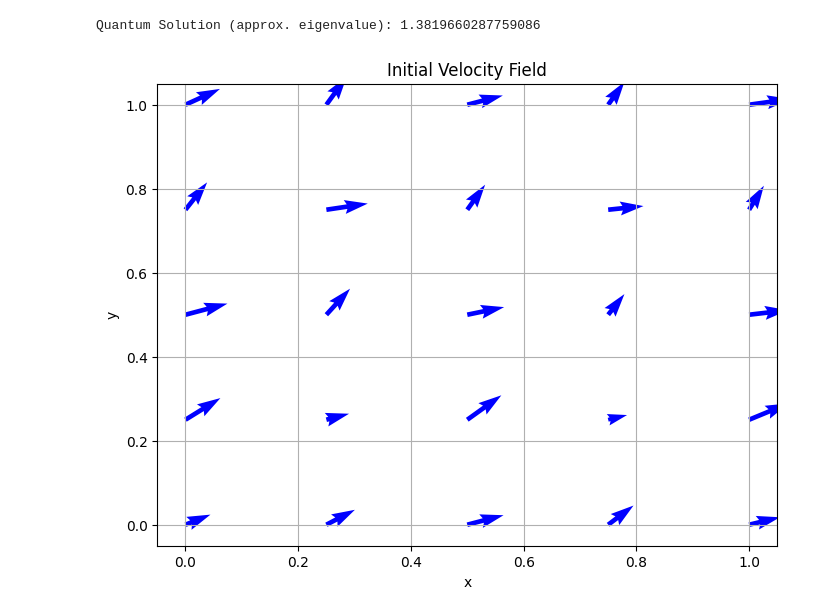
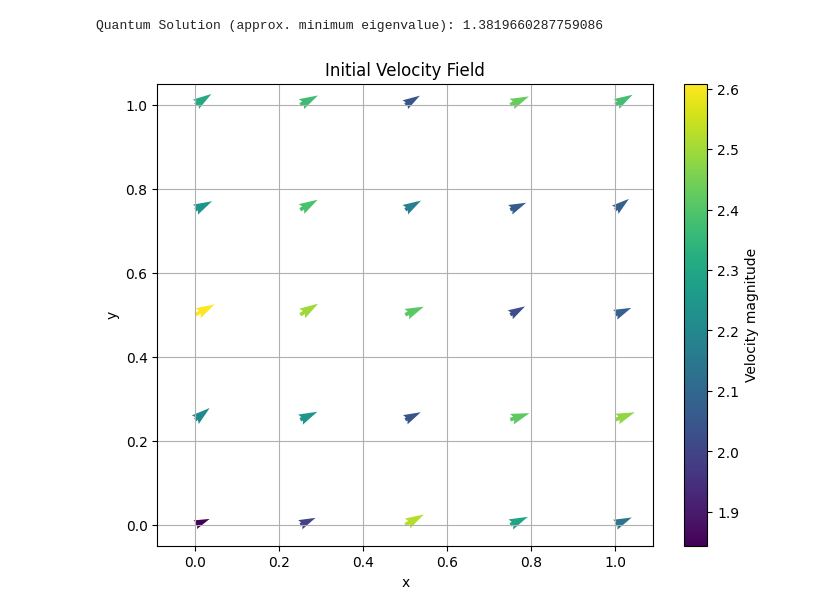
Before and after one commit to SamarChaubey/cwq, a Jupyter notebook: fluid.ipynb, the cells around one changed output. Cells and saved outputs as stored; diff of their text form; code cells hidden in the pictures.

```diff
--- a/fluid.ipynb
+++ b/fluid.ipynb
@@ -45,28 +57,46 @@ epsilon_field = np.ones((Ny, Nx)) * 0.001
 # %%
-def compute_turbulent_viscosity(k, epsilon):
-    C_mu = 0.09
+def compute_turbulent_viscosity(k, epsilon, C_mu=0.09):
+    # k, epsilon shape = (Ny, Nx)
+    # Adds small epsilon to avoid division by zero
     return C_mu * k**2 / (epsilon + 1e-10)
 
-def compute_rhs(u, v, p, nu_t):
-    rhs_u, rhs_v = np.zeros_like(u), np.zeros_like(v)
-    for j in range(1, Ny-1):
-        for i in range(1, Nx-1):
+
+def compute_rhs(u, v, p, nu_t, nu, dx, dy):
+    Ny, Nx = u.shape
+    rhs_u = np.zeros_like(u)
+    rhs_v = np.zeros_like(v)
+
+    for j in range(1, Ny - 1):
+        for i in range(1, Nx - 1):
             mu_eff = nu + nu_t[j, i]
-            rhs_u[j, i] = mu_eff * ((u[j, i+1] - 2*u[j, i] + u[j, i-1]) / dx**2 +
-                                     (u[j+1, i] - 2*u[j, i] + u[j-1, i]) / dy**2)
-            rhs_v[j, i] = mu_eff * ((v[j, i+1] - 2*v[j, i] + v[j, i-1]) / dx**2 +
-                                     (v[j+1, i] - 2*v[j, i] + v[j-1, i]) / dy**2)
+
+            # Second derivatives (Laplacian) for viscous diffusion term
+            d2u_dx2 = (u[j, i+1] - 2*u[j, i] + u[j, i-1]) / dx**2
+            d2u_dy2 = (u[j+1, i] - 2*u[j, i] + u[j-1, i]) / dy**2
+            d2v_dx2 = (v[j, i+1] - 2*v[j, i] + v[j, i-1]) / dx**2
+            d2v_dy2 = (v[j+1, i] - 2*v[j, i] + v[j-1, i]) / dy**2
+
+            rhs_u[j, i] = mu_eff * (d2u_dx2 + d2u_dy2)
+            rhs_v[j, i] = mu_eff * (d2v_dx2 + d2v_dy2)
+
     return rhs_u, rhs_v
 # %%
-def visualize_flow(u, v, title="Velocity Field"):
+import matplotlib.pyplot as plt
+import numpy as np
+
+def visualize_flow(X, Y, u, v, title="Velocity Field", scale=50):
     plt.figure(figsize=(8, 6))
-    plt.quiver(X, Y, u, v, color='blue')
+    magnitude = np.sqrt(u**2 + v**2)
+    plt.quiver(X, Y, u, v, magnitude, angles='xy', scale_units='xy', scale=scale, cmap='viridis')
+    plt.colorbar(label='Velocity magnitude')
     plt.title(title)
     plt.xlabel('x')
     plt.ylabel('y')
     plt.grid(True)
+    plt.axis('equal')  # Keep aspect ratio equal to avoid distortion
     plt.show()
 # %%
+import numpy as np
 from qiskit.quantum_info import SparsePauliOp
 from qiskit.primitives import Estimator
 from qiskit.circuit.library import TwoLocal
@@ -74,25 +104,31 @@ from qiskit_algorithms.optimizers import COBYLA
 from qiskit_algorithms import VQE
 from qiskit_algorithms.utils import algorithm_globals
 
-# Define a simple 2x2 system (placeholder for pressure solve): A x = b
-A = np.array([[3, 1], [1, 2]])
-# For quantum, we need a Hermitian operator. Let's use A as a Hamiltonian.
+# Define a simple 2x2 Hermitian matrix A (our 'Hamiltonian')
+A = np.array([[3, 1],
+              [1, 2]])
+
+# Convert to quantum operator (SparsePauliOp)
 H = SparsePauliOp.from_operator(A)
 
-# Estimator and ansatz setup
+# Setup estimator and ansatz
 estimator = Estimator()
 ansatz = TwoLocal(rotation_blocks='ry', entanglement_blocks='cz', reps=1)
 optimizer = COBYLA(maxiter=100)
 vqe = VQE(estimator=estimator, ansatz=ansatz, optimizer=optimizer)
 
+# Fix random seed for reproducibility
 algorithm_globals.random_seed = 42
-result = vqe.compute_minimum_eigenvalue(H)
-print("Quantum Solution (approx. eigenvalue):", result.eigenvalue.real)
+
+# Compute minimum eigenvalue
+result = vqe.compute_minimum_eigenvalue(operator=H)
+
+print("Quantum Solution (approx. minimum eigenvalue):", result.eigenvalue.real)
 # %% [output]
-Quantum Solution (approx. eigenvalue): 1.3819660287759086
+Quantum Solution (approx. minimum eigenvalue): 1.3819660287759086
 # %%
 nu_t = compute_turbulent_viscosity(k_field, epsilon_field)
-rhs_u, rhs_v = compute_rhs(u_field, v_field, p_field, nu_t)
-visualize_flow(u_field, v_field, title="Initial Velocity Field")
+rhs_u, rhs_v = compute_rhs(u_field, v_field, p_field, nu_t, nu, dx, dy)
+visualize_flow(X, Y, u_field, v_field, title="Initial Velocity Field")
 # %% [output]
-[figure, old version]
+[figure, new version]
```
Also changed, not shown: parts of 5 cells of this notebook.
